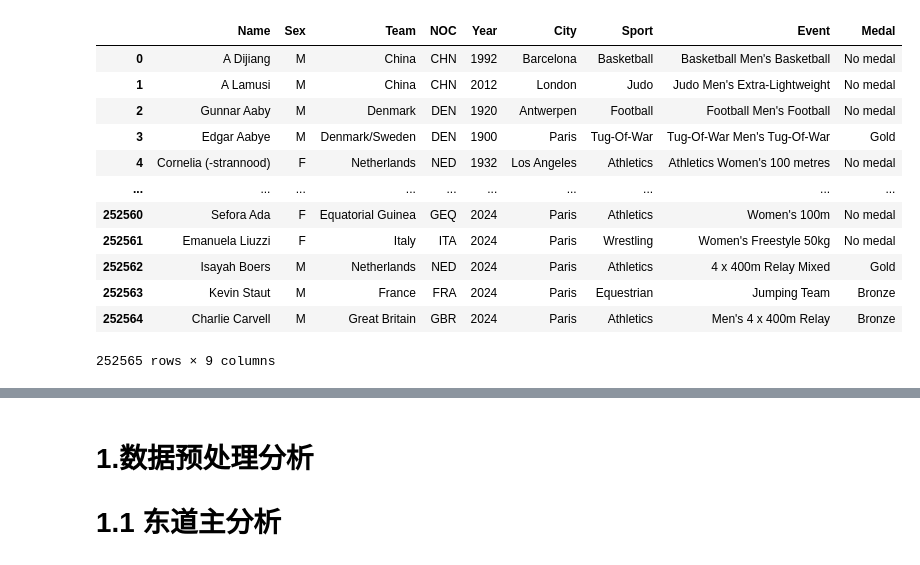
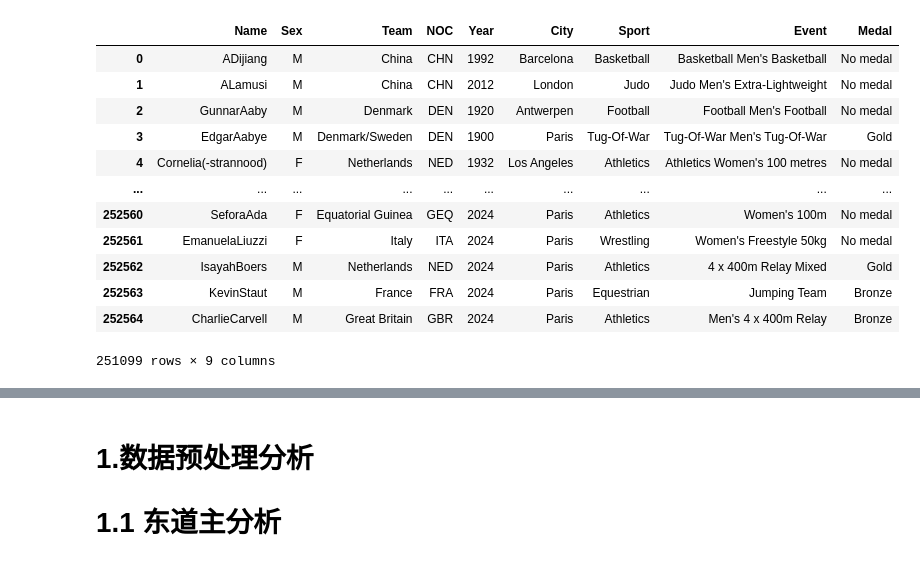
Before and after one commit to rainbowyuyu/MCM, a Jupyter notebook: model_and_code/data_processing.ipynb, the cells around one changed output, grey strips where cells are left out. Cells and saved outputs as stored; diff of their text form; code cells hidden in the pictures.

```diff
--- a/model_and_code/data_processing.ipynb
+++ b/model_and_code/data_processing.ipynb
@@ -6,17 +9,41 @@ import numpy as np
 # %%
+# 读取数据
 athletes = pd.read_csv('2025_Problem_C_Data/summerOly_athletes.csv')
+
+# 删除重复的行
+athletes = athletes.drop_duplicates()
+
+# 处理缺失值
+athletes = athletes.dropna()
+
+# 转换数据类型
+athletes['Year'] = athletes['Year'].astype(int)
+athletes['Medal'] = athletes['Medal'].astype(str)
+
+# 删除文字中的空格
+# 去除列中所有字符串数据前后的空格
+athletes['NOC'] = athletes['NOC'].str.strip()  # 去除前后的空格
+athletes['Sport'] = athletes['Sport'].str.strip()
+athletes['Name'] = athletes['Name'].str.strip()
+
+# 删除列中所有字符串数据中的空格（包括内部的空格）
+athletes['NOC'] = athletes['NOC'].str.replace(' ', '', regex=False)
+athletes['Sport'] = athletes['Sport'].str.replace(' ', '', regex=False)
+athletes['Name'] = athletes['Name'].str.replace(' ', '', regex=False)
+
+# 打印清洗后的数据
 athletes
 # %% [output]
 |  | Name | Sex | Team | NOC | Year | City | Sport | Event | Medal |
-| 0 | A Dijiang | M | China | CHN | 1992 | Barcelona | Basketball | Basketball Men's Basketball | No medal |
-| 1 | A Lamusi | M | China | CHN | 2012 | London | Judo | Judo Men's Extra-Lightweight | No medal |
-| 2 | Gunnar Aaby | M | Denmark | DEN | 1920 | Antwerpen | Football | Football Men's Football | No medal |
-| 3 | Edgar Aabye | M | Denmark/Sweden | DEN | 1900 | Paris | Tug-Of-War | Tug-Of-War Men's Tug-Of-War | Gold |
-| 4 | Cornelia (-strannood) | F | Netherlands | NED | 1932 | Los Angeles | Athletics | Athletics Women's 100 metres | No medal |
+| 0 | ADijiang | M | China | CHN | 1992 | Barcelona | Basketball | Basketball Men's Basketball | No medal |
+| 1 | ALamusi | M | China | CHN | 2012 | London | Judo | Judo Men's Extra-Lightweight | No medal |
+| 2 | GunnarAaby | M | Denmark | DEN | 1920 | Antwerpen | Football | Football Men's Football | No medal |
+| 3 | EdgarAabye | M | Denmark/Sweden | DEN | 1900 | Paris | Tug-Of-War | Tug-Of-War Men's Tug-Of-War | Gold |
+| 4 | Cornelia(-strannood) | F | Netherlands | NED | 1932 | Los Angeles | Athletics | Athletics Women's 100 metres | No medal |
 | ... | ... | ... | ... | ... | ... | ... | ... | ... | ... |
-| 252560 | Sefora Ada | F | Equatorial Guinea | GEQ | 2024 | Paris | Athletics | Women's 100m | No medal |
-| 252561 | Emanuela Liuzzi | F | Italy | ITA | 2024 | Paris | Wrestling | Women's Freestyle 50kg | No medal |
-| 252562 | Isayah Boers | M | Netherlands | NED | 2024 | Paris | Athletics | 4 x 400m Relay Mixed | Gold |
-| 252563 | Kevin Staut | M | France | FRA | 2024 | Paris | Equestrian | Jumping Team | Bronze |
-| 252564 | Charlie Carvell | M | Great Britain | GBR | 2024 | Paris | Athletics | Men's 4 x 400m Relay | Bronze |
+| 252560 | SeforaAda | F | Equatorial Guinea | GEQ | 2024 | Paris | Athletics | Women's 100m | No medal |
+| 252561 | EmanuelaLiuzzi | F | Italy | ITA | 2024 | Paris | Wrestling | Women's Freestyle 50kg | No medal |
+| 252562 | IsayahBoers | M | Netherlands | NED | 2024 | Paris | Athletics | 4 x 400m Relay Mixed | Gold |
+| 252563 | KevinStaut | M | France | FRA | 2024 | Paris | Equestrian | Jumping Team | Bronze |
+| 252564 | CharlieCarvell | M | Great Britain | GBR | 2024 | Paris | Athletics | Men's 4 x 400m Relay | Bronze |
-252565 rows × 9 columns
+251099 rows × 9 columns
```
Also changed, not shown: parts of 14 cells of this notebook, 2 other files.
